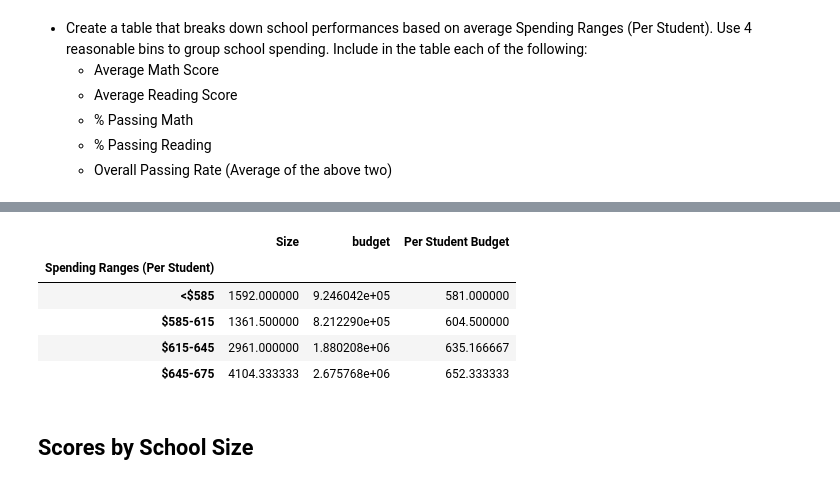
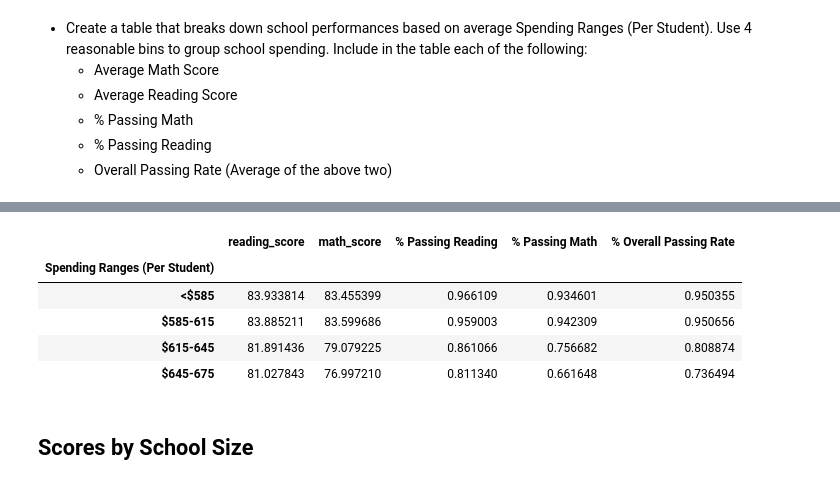
Before and after one commit to tmcbeth/Bootcamp-Homework, a Jupyter notebook: PyCitySchools_starter.ipynb, the cells around one changed output, grey strips where cells are left out. Saved outputs shown, nothing was run; the diff lists cells and outputs as text; code cells hidden in the pictures.

```diff
--- a/PyCitySchools_starter.ipynb
+++ b/PyCitySchools_starter.ipynb
@@ -350,16 +353,17 @@ Index(['type', 'Size', 'budget', 'Per Student Budget'], dtype='object')
 # %%
 school_sum_spend_bin = school_sum
 school_sum_spend_bin["Spending Ranges (Per Student)"]=pd.cut(school_sum_spend_bin["Per Student Budget"],spending_bins,labels=group_names)
 
 spend_bin_group = school_sum_spend_bin.groupby("Spending Ranges (Per Student)").mean()
-spend_bin_group
+spend_bin_group_final=spend_bin_group[["reading_score","math_score","% Passing Reading","% Passing Math","% Overall Passing Rate"]]
+spend_bin_group_final
 # %% [output]
-|  | Size | budget | Per Student Budget |
-| Spending Ranges (Per Student) |  |  |  |
-| <$585 | 1592.000000 | 9.246042e+05 | 581.000000 |
-| $585-615 | 1361.500000 | 8.212290e+05 | 604.500000 |
-| $615-645 | 2961.000000 | 1.880208e+06 | 635.166667 |
-| $645-675 | 4104.333333 | 2.675768e+06 | 652.333333 |
+|  | reading_score | math_score | % Passing Reading | % Passing Math | % Overall Passing Rate |
+| Spending Ranges (Per Student) |  |  |  |  |  |
+| <$585 | 83.933814 | 83.455399 | 0.966109 | 0.934601 | 0.950355 |
+| $585-615 | 83.885211 | 83.599686 | 0.959003 | 0.942309 | 0.950656 |
+| $615-645 | 81.891436 | 79.079225 | 0.861066 | 0.756682 | 0.808874 |
+| $645-675 | 81.027843 | 76.997210 | 0.811340 | 0.661648 | 0.736494 |
 # %% [markdown]
 ## Scores by School Size
 # %% [markdown]
```
Also changed, not shown: parts of 2 cells of this notebook.
